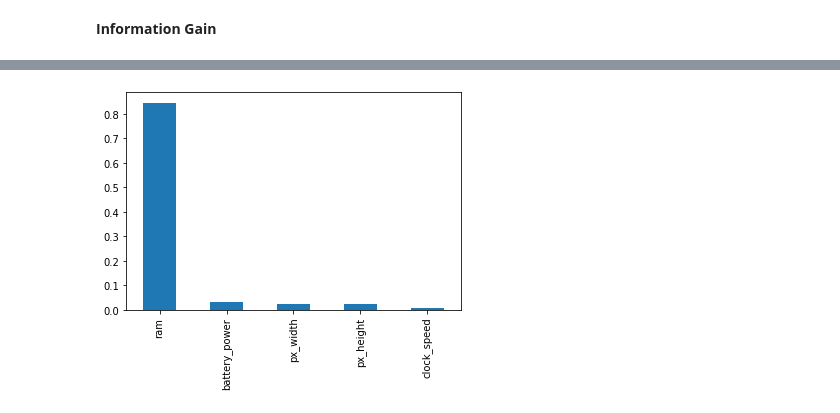
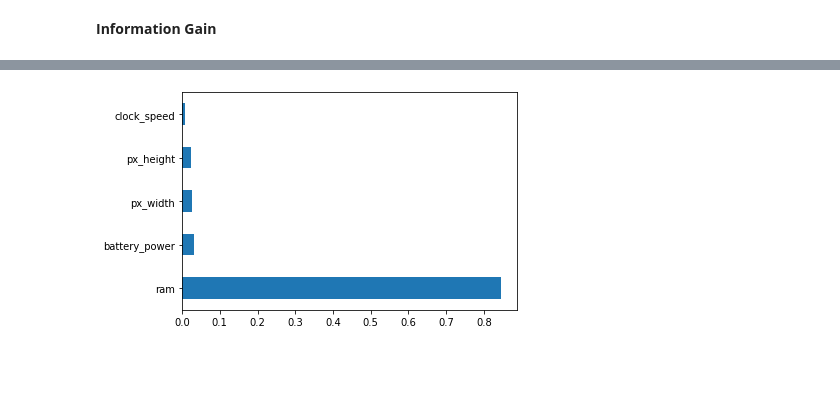
Before and after one commit to sarkar2527/DSAP, a Jupyter notebook: Feature_selection_Technique.ipynb, the cells around one changed output, grey strips where cells are left out. Drawn from its saved outputs; the diff is of its cells as text; code cells hidden in the pictures; blank space fills up the shorter version.

```diff
--- a/Feature_selection_Technique.ipynb
+++ b/Feature_selection_Technique.ipynb
@@ -188,7 +189,7 @@ fc               0.000000
 wifi             0.000000
 dtype: float64
 # %%
-mutual_data.nlargest(5).plot(kind='bar')
+mutual_data.nlargest(5).plot(kind='barh')
 plt.show()
 # %% [output]
-[figure, old version]
+[figure, new version]
```
Also changed, not shown: parts of 2 cells of this notebook.
